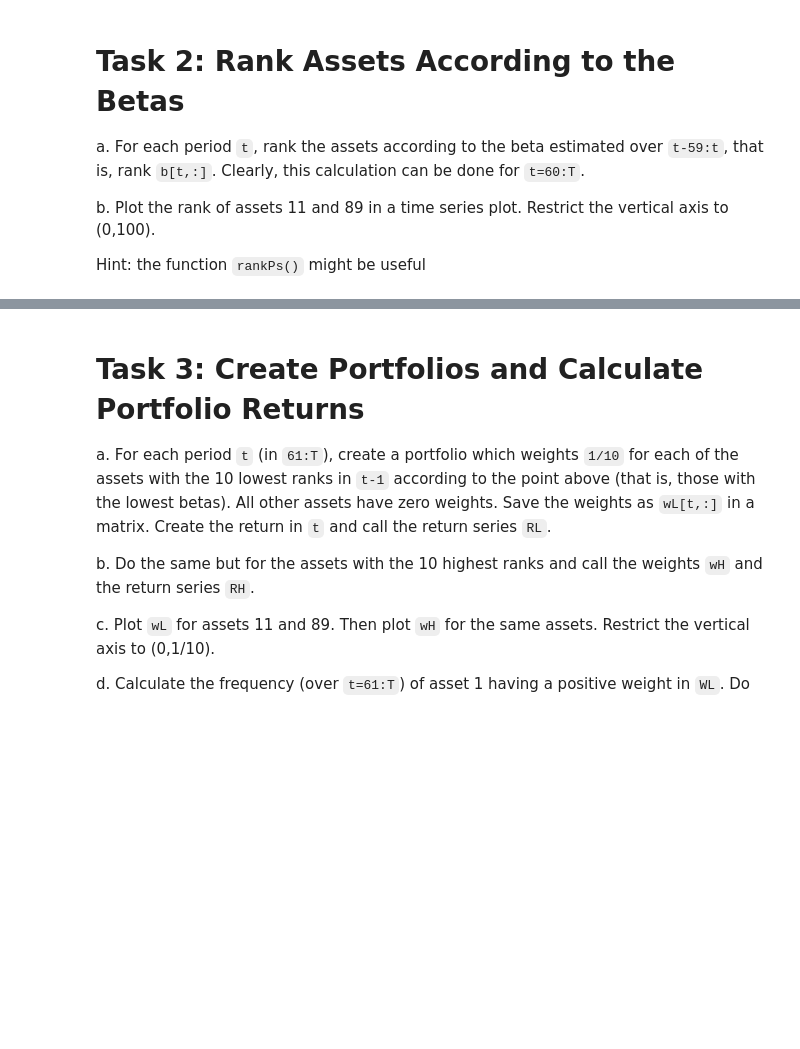
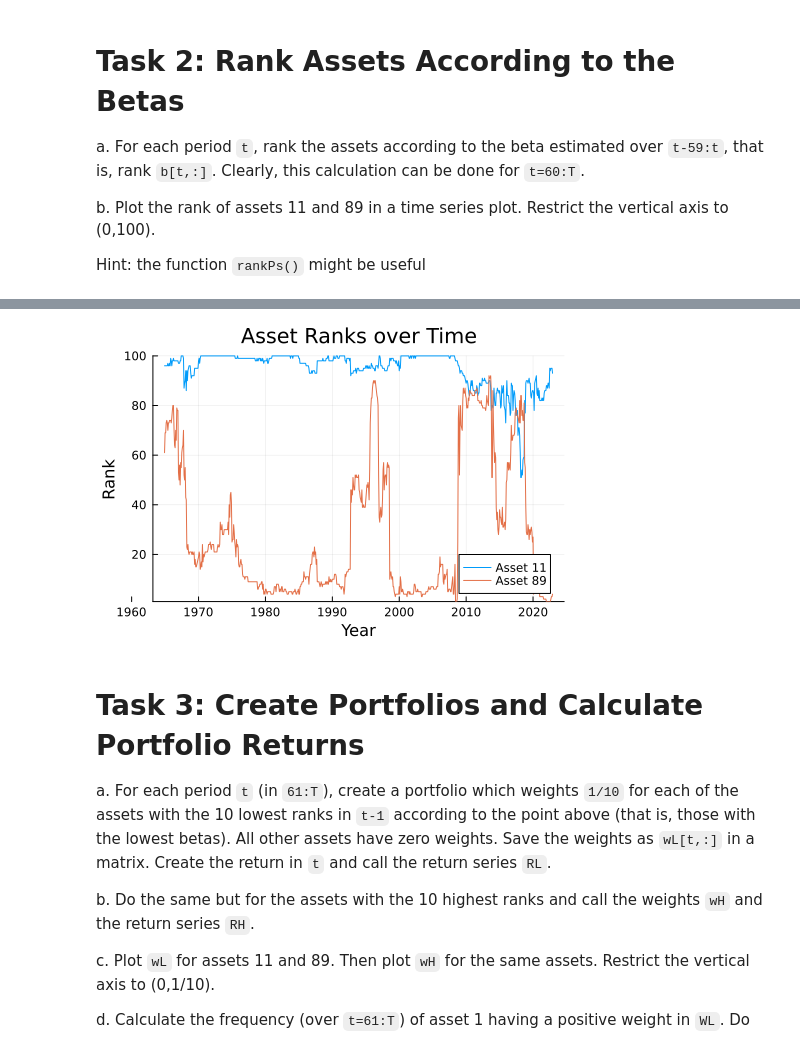
Before and after one commit to bamertl/juliaClass, a Jupyter notebook: Exam2.ipynb, the cells around one changed output, grey strips where cells are left out. Drawn from its saved outputs; the diff is of its cells as text; code cells hidden in the pictures; blank space fills up the shorter version.

```diff
--- a/Exam2.ipynb
+++ b/Exam2.ipynb
@@ -104,3 +79,13 @@ Example of how rankPs() works
+# %%
+asset_ranks = [rankPs(b'[t, :]) for t in 1:(T-window_size+1)]
+## The other structure is really annoying to work with imo Vector{Vector}
+asset_ranks = hcat(asset_ranks...)
+
+# We use the dates etc from before
+plot(plot_dates, asset_ranks[11,:], label="Asset 11", title="Asset Ranks over Time", xlabel="Year", ylabel="Rank", xticks=(date_ticks, string.(year_ticks)), ylim=(1, 100), legend=:bottomright)
+plot!(plot_dates, asset_ranks[89,:], label="Asset 89")
+# %% [output]
+[figure, added]
 # %% [markdown]
 # Task 3: Create Portfolios and Calculate Portfolio Returns
 
```
Also changed, not shown: parts of 3 cells of this notebook.
